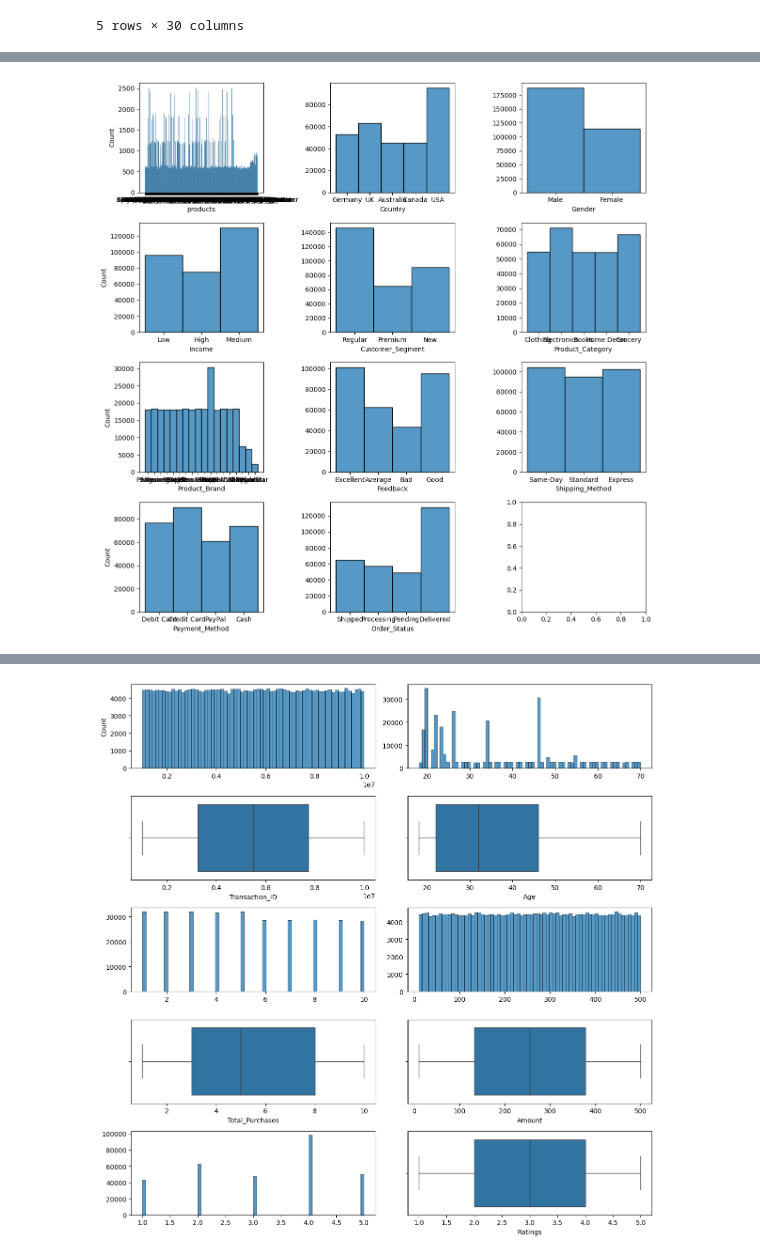
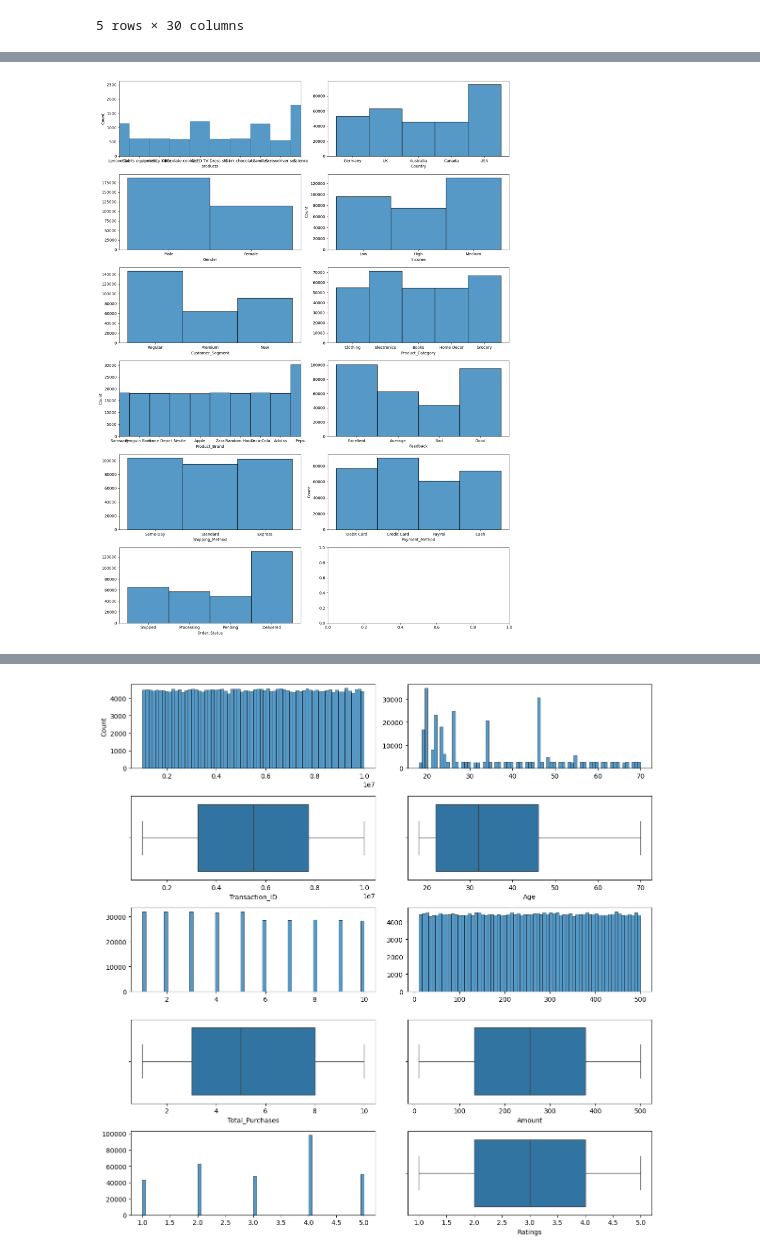
Before and after one commit to 4GeeksAcademy/Final-project-Product-recommendation, a Jupyter notebook: src/explore.ipynb, the cells around one changed output, grey strips where cells are left out. Cells and saved outputs as stored; diff of their text form; code cells hidden in the pictures.

```diff
--- a/src/explore.ipynb
+++ b/src/explore.ipynb
@@ -225,27 +227,29 @@ df.head()
 # %%
 # Analysis of univariate (categorical) variables
 
 import matplotlib.pyplot as plt
 import seaborn as sns
 
-fig, axis = plt.subplots(4, 3, figsize = (12, 12))
+fig, axis = plt.subplots(6, 2, figsize = (15, 20))
 
 # Creating a multiple histogram
 sns.histplot(ax = axis[0, 0], data = df, x = "products")
+axis[0, 0].set_xlim(1, 10)
 sns.histplot(ax = axis[0, 1], data = df, x = "Country").set(ylabel = None)
-sns.histplot(ax = axis[0, 2], data = df, x = "Gender").set(ylabel = None)
-sns.histplot(ax = axis[1, 0], data = df, x = "Income")
-sns.histplot(ax = axis[1, 1], data = df, x = "Customer_Segment").set(ylabel = None)
-sns.histplot(ax = axis[1, 2], data = df, x = "Product_Category").set(ylabel = None)
-sns.histplot(ax = axis[2, 0], data = df, x = "Product_Brand")
-sns.histplot(ax = axis[2, 1], data = df, x = "Feedback").set(ylabel = None)
-sns.histplot(ax = axis[2, 2], data = df, x = "Shipping_Method").set(ylabel = None)
-sns.histplot(ax = axis[3, 0], data = df, x = "Payment_Method")
-sns.histplot(ax = axis[3, 1], data = df, x = "Order_Status").set(ylabel = None)
+sns.histplot(ax = axis[1, 0], data = df, x = "Gender").set(ylabel = None)
+sns.histplot(ax = axis[1, 1], data = df, x = "Income")
+sns.histplot(ax = axis[2, 0], data = df, x = "Customer_Segment").set(ylabel = None)
+sns.histplot(ax = axis[2, 1], data = df, x = "Product_Category").set(ylabel = None)
+sns.histplot(ax = axis[3, 0], data = df, x = "Product_Brand")
+axis[3, 0].set_xlim(1, 10)
+sns.histplot(ax = axis[3, 1], data = df, x = "Feedback").set(ylabel = None)
+sns.histplot(ax = axis[4, 0], data = df, x = "Shipping_Method").set(ylabel = None)
+sns.histplot(ax = axis[4, 1], data = df, x = "Payment_Method")
+sns.histplot(ax = axis[5, 0], data = df, x = "Order_Status").set(ylabel = None)
 
 plt.tight_layout()
 
 plt.show()
 # %% [output]
-[figure, old version]
+[figure, new version]
 # %% [markdown]
```
Also changed, not shown: parts of 23 cells of this notebook, 3 other files.
